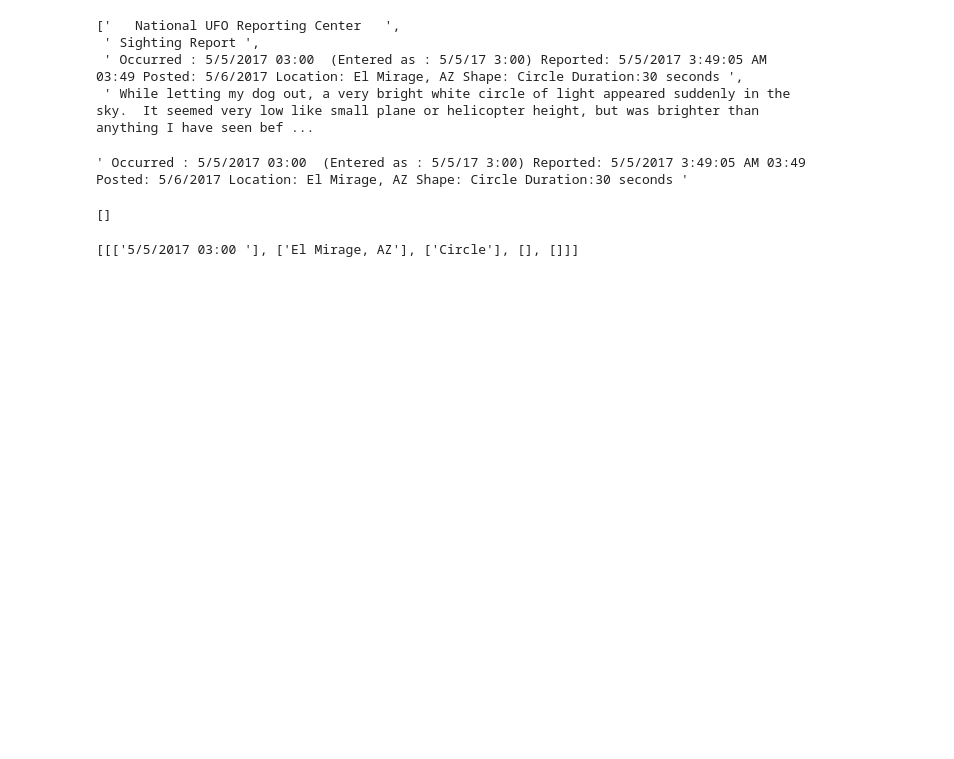
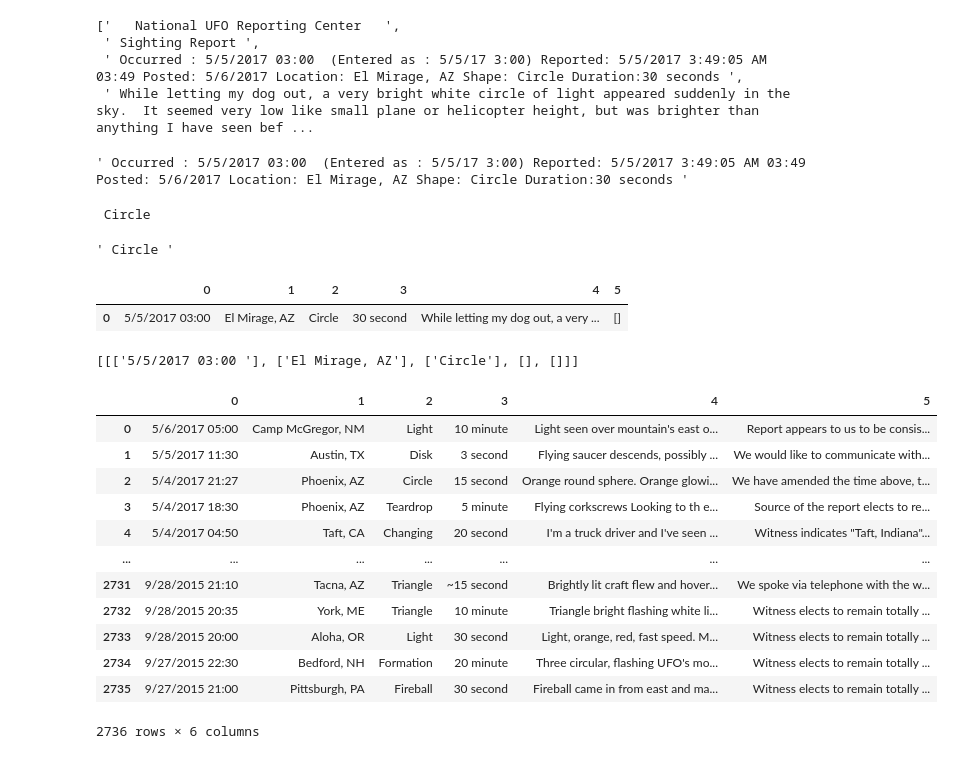
Before and after one commit to mkpetterson/UFO_sightings, a Jupyter notebook: cindy_testing.ipynb, the cells around one changed output. Cells and saved outputs as stored; diff of their text form; code cells hidden in the pictures; blank space fills up the shorter version.

```diff
--- a/cindy_testing.ipynb
+++ b/cindy_testing.ipynb
@@ -115,3 +121,12 @@ def extract_feats(text, row, stop):
+# %%
+test_1 = 'Shape'
+row_test = cleaned[2]
+stop1 = 'Duration'
+
+whynowork(test_1, row_test, stop1)
+# %% [output]
+ Circle
+' Circle '
 # %%
 text=['Occurred ', 'Location', 'Shape', 'Duration', 'Note']
 stop = ['(Entered', 'Shape', 'Duration', 's ', 'PD']
@@ -125,5 +140 @@ duration = extract_feats(text[3], row, stop[3])
 note = extract_feats(text[4], row2, stop[-1])
-# %%
-print(duration)
-# %% [output]
-[]
@@ -130,3 +149,8 @@ print(duration)
+# %%
+testing_again
+# %% [output]
+|  | 0 | 1 | 2 | 3 | 4 | 5 |
+| 0 | 5/5/2017 03:00 | El Mirage, AZ | Circle | 30 second | While letting my dog out, a very ... | [] |
 # %%
 testing = []
 
@@ -154,0 +188,18 @@ testing
+# %%
+df = pd.read_csv('data/ufo.csv', index_col=0)
+# %%
+df
+# %% [output]
+|  | 0 | 1 | 2 | 3 | 4 | 5 |
+| 0 | 5/6/2017 05:00 | Camp McGregor, NM | Light | 10 minute | Light seen over mountain's east o... | Report appears to us to be consis... |
+| 1 | 5/5/2017 11:30 | Austin, TX | Disk | 3 second | Flying saucer descends, possibly ... | We would like to communicate with... |
+| 2 | 5/4/2017 21:27 | Phoenix, AZ | Circle | 15 second | Orange round sphere. Orange glowi... | We have amended the time above, t... |
+| 3 | 5/4/2017 18:30 | Phoenix, AZ | Teardrop | 5 minute | Flying corkscrews Looking to th e... | Source of the report elects to re... |
+| 4 | 5/4/2017 04:50 | Taft, CA | Changing | 20 second | I'm a truck driver and I've seen ... | Witness indicates "Taft, Indiana"... |
+| ... | ... | ... | ... | ... | ... | ... |
+| 2731 | 9/28/2015 21:10 | Tacna, AZ | Triangle | ~15 second | Brightly lit craft flew and hover... | We spoke via telephone with the w... |
+| 2732 | 9/28/2015 20:35 | York, ME | Triangle | 10 minute | Triangle bright flashing white li... | Witness elects to remain totally ... |
+| 2733 | 9/28/2015 20:00 | Aloha, OR | Light | 30 second | Light, orange, red, fast speed. M... | Witness elects to remain totally ... |
+| 2734 | 9/27/2015 22:30 | Bedford, NH | Formation | 20 minute | Three circular, flashing UFO's mo... | Witness elects to remain totally ... |
+| 2735 | 9/27/2015 21:00 | Pittsburgh, PA | Fireball | 30 second | Fireball came in from east and ma... | Witness elects to remain totally ... |
+2736 rows × 6 columns
```
Also changed, not shown: parts of 10 cells of this notebook, 2 other files.
